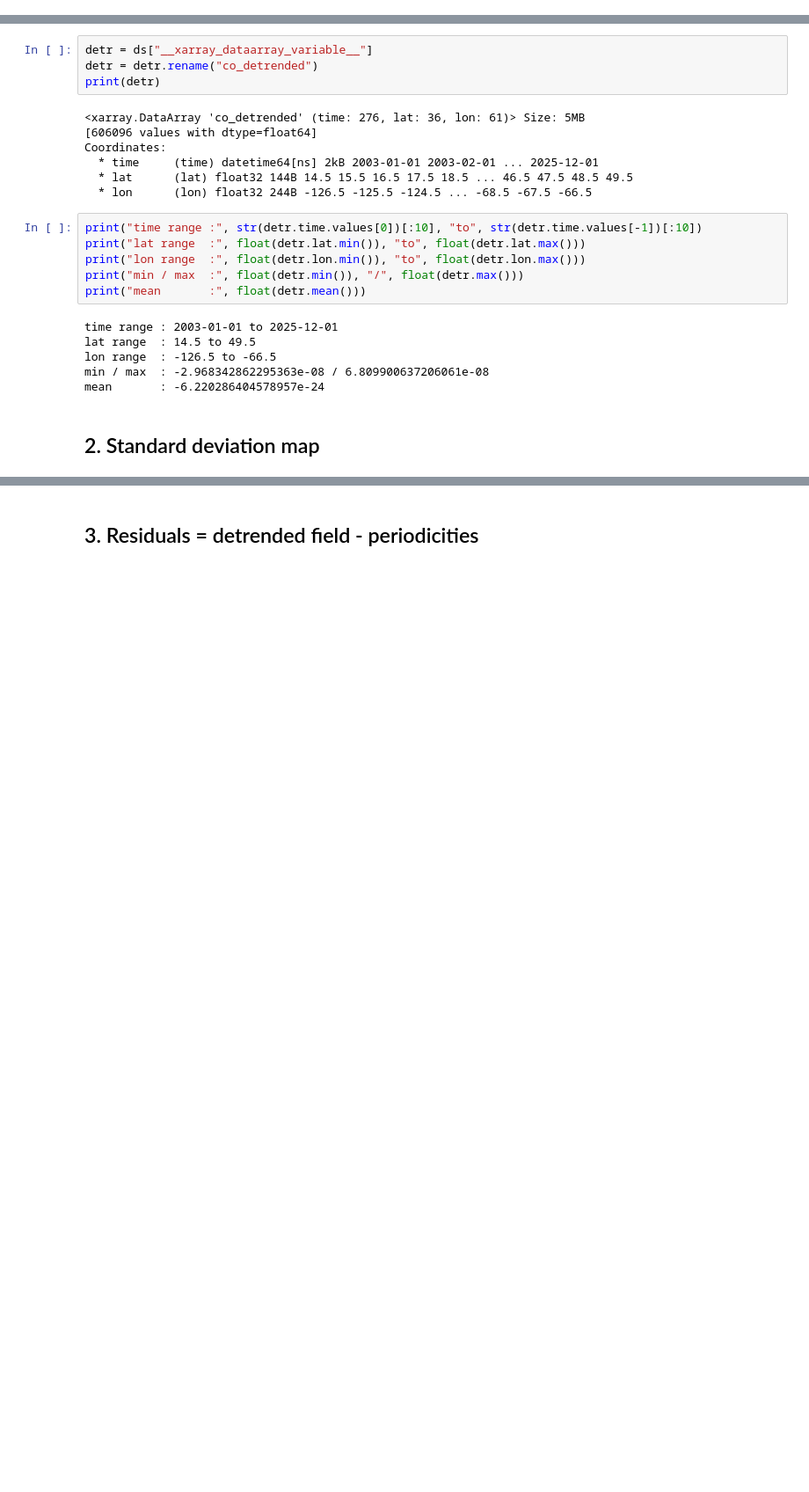
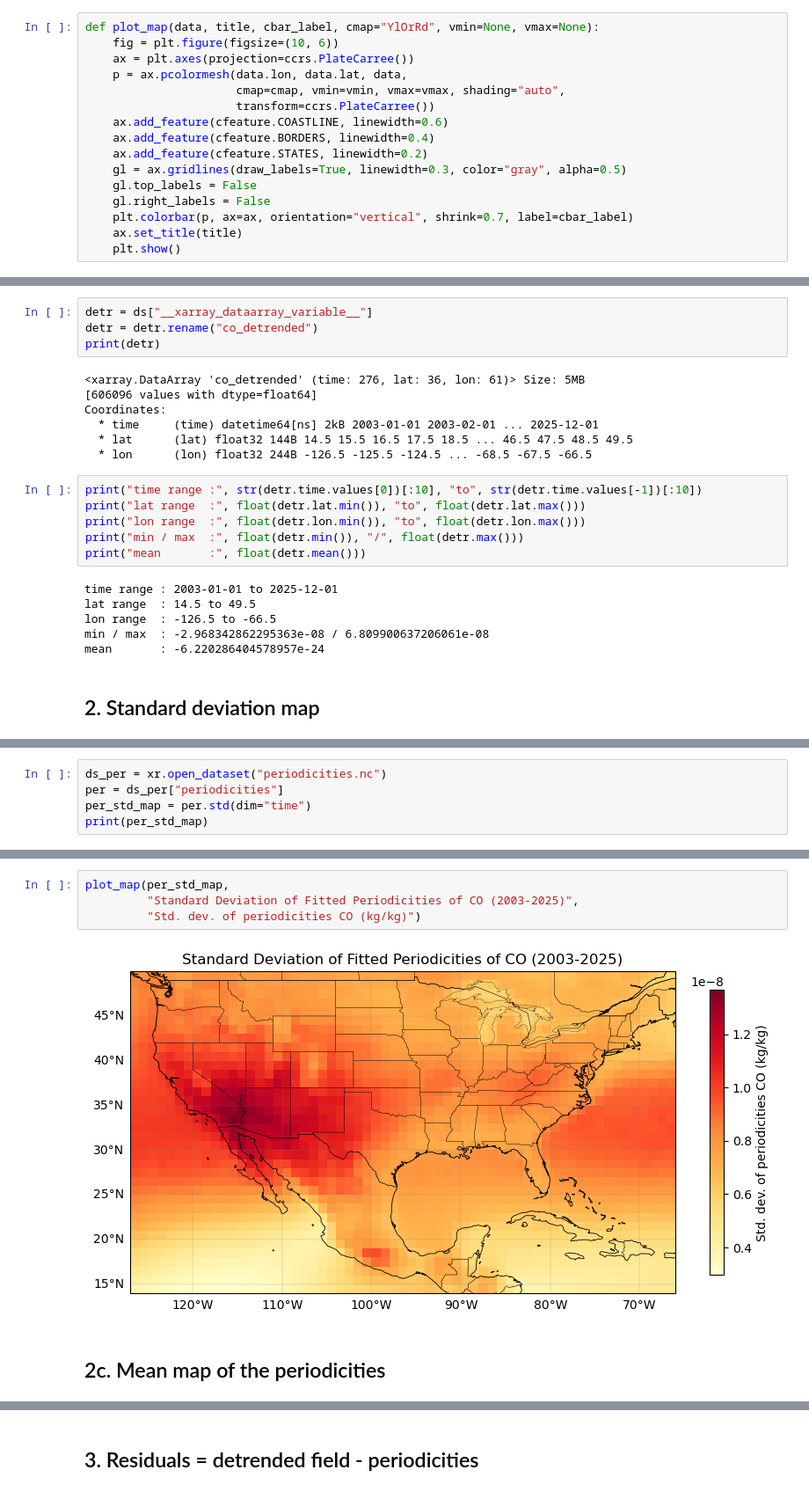
Before and after one commit to manohar322028/harmonic-analysis, a Jupyter notebook: Scripts/anomalies.ipynb, the cells around one changed output, grey strips where cells are left out. Shown at 88% size. Cells and saved outputs as stored; diff of their text form; blank space fills up the shorter version.

```diff
--- a/Scripts/anomalies.ipynb
+++ b/Scripts/anomalies.ipynb
@@ -6,0 +9,16 @@ import cartopy.feature as cfeature
+# %%
+def plot_map(data, title, cbar_label, cmap="YlOrRd", vmin=None, vmax=None):
+    fig = plt.figure(figsize=(10, 6))
+    ax = plt.axes(projection=ccrs.PlateCarree())
+    p = ax.pcolormesh(data.lon, data.lat, data,
+                      cmap=cmap, vmin=vmin, vmax=vmax, shading="auto",
+                      transform=ccrs.PlateCarree())
+    ax.add_feature(cfeature.COASTLINE, linewidth=0.6)
+    ax.add_feature(cfeature.BORDERS, linewidth=0.4)
+    ax.add_feature(cfeature.STATES, linewidth=0.2)
+    gl = ax.gridlines(draw_labels=True, linewidth=0.3, color="gray", alpha=0.5)
+    gl.top_labels = False
+    gl.right_labels = False
+    plt.colorbar(p, ax=ax, orientation="vertical", shrink=0.7, label=cbar_label)
+    ax.set_title(title)
+    plt.show()
@@ -84,0 +117,5 @@ plt.show()
+# %%
+ds_per = xr.open_dataset("periodicities.nc")
+per = ds_per["periodicities"]
+per_std_map = per.std(dim="time")
+print(per_std_map)
@@ -84,0 +140,8 @@ plt.show()
+# %%
+plot_map(per_std_map,
+         "Standard Deviation of Fitted Periodicities of CO (2003-2025)",
+         "Std. dev. of periodicities CO (kg/kg)")
+# %% [output]
+[figure, added]
+# %% [markdown]
+## 2c. Mean map of the periodicities
```
Also changed, not shown: parts of 30 cells of this notebook, 5 other files.
